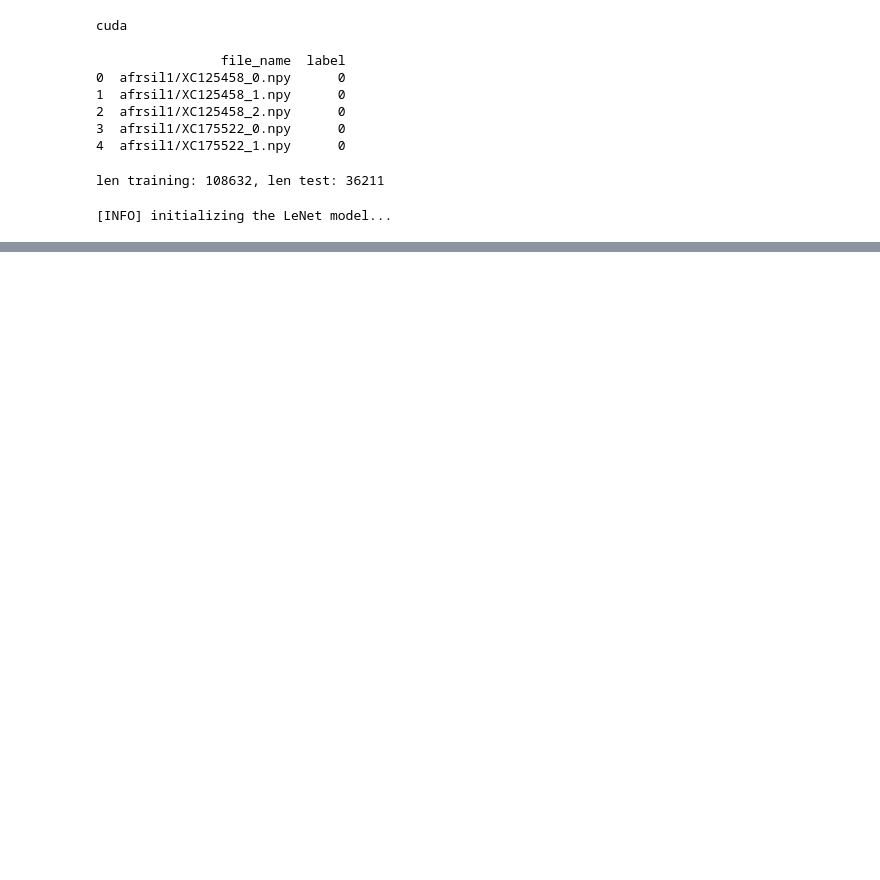
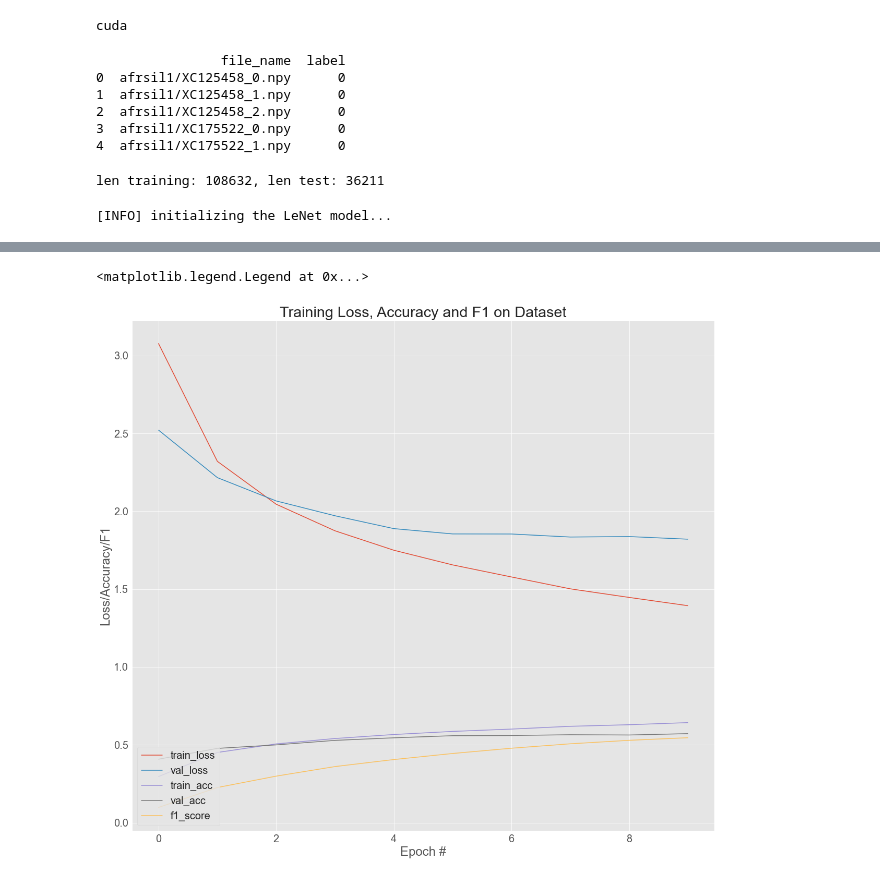
Before and after one commit to HuBaX/birdclef2022, a Jupyter notebook: model.ipynb, the cells around one changed output, grey strips where cells are left out. Saved outputs shown, nothing was run; the diff lists cells and outputs as text; code cells hidden in the pictures; blank space fills up the shorter version.

Commit message:
use actually working F1 score and rework outputs during training

```diff
--- a/model.ipynb
+++ b/model.ipynb
@@ -210,7 +210,6 @@ H = {
 # measure how long training is going to take
 print("[INFO] training the network...")
 startTime = time.time()
-f1 = F1Score(num_classes=len(data_set.classes), average='macro')
 
 # loop over our epochs
 for e in range(0, EPOCHS):
@@ -247,8 +246,9 @@ for e in range(0, EPOCHS):
 		totalTrainLoss += loss
 		trainCorrect += (pred.argmax(1) == y).type(torch.float).sum().item()
 		# add predictions and targets for F1score tracking
-		preds.append(pred)
-		target.append(y)
+		for item in pred:
+			preds.append(np.argmax(item.cpu().detach().numpy()))
+		target.extend(y.cpu().detach().numpy())
 
 	# switch off autograd for evaluation
 	with torch.no_grad():
@@ -275,9 +275,7 @@ for e in range(0, EPOCHS):
 	trainCorrect = trainCorrect / len(trainDataLoader.dataset)
 	valCorrect = valCorrect / len(valDataLoader.dataset)
 
-	preds = np.array(preds.cpu())
-	target = np.array(target.cpu())
-	f1epoch = f1(preds, target)
+	f1epoch = f1_score(target, preds, average='macro')
 	# update our training history
 	H["train_loss"].append(avgTrainLoss.cpu().detach().numpy())
 	H["train_acc"].append(trainCorrect)
@@ -285,16 +283,16 @@ for e in range(0, EPOCHS):
 	H["val_acc"].append(valCorrect)
 	H['f1score'].append(f1epoch)
 	# print the model training and validation information
-	print("[INFO] EPOCH: {}/{}".format(e + 1, EPOCHS))
-	print("Train loss: {:.6f}, Train accuracy: {:.4f}".format(
-		avgTrainLoss, trainCorrect))
-	print("Val loss: {:.6f}, Val accuracy: {:.4f}\n".format(
-		avgValLoss, valCorrect))
-	print(f"F1: {f1epoch}")
+	print(f"""
+	[INFO] EPOCH: {e + 1}/{EPOCHS}
+	Train loss: {avgTrainLoss :.6f}, Train accuracy: {trainCorrect :.4f}
+	Val loss: 	{avgValLoss :.6f}, Val accuracy:   {valCorrect :.4f}
+	F1: 		{f1epoch :.6f}
+	---------------------------------------------------- \n
+	""")
 
 # finish measuring how long training took
 endTime = time.time()
-print("[INFO] total time taken to train the model: {:.2f}s".format(
-	endTime - startTime))
+print(f"[INFO] total time taken to train the model: {(endTime - startTime) / 60 :.2f}min")
 # %% [output]
 [INFO] training the network...
@@ -302,15 +337,20 @@ print("[INFO] total time taken to train the model: {:.2f}s".format(
 # %%
 # plot the training loss and accuracy
 plt.style.use("ggplot")
-plt.figure()
+plt.rcParams['font.size'] = 20
+plt.figure(figsize=(20, 18))
 plt.plot(H["train_loss"], label="train_loss")
 plt.plot(H["val_loss"], label="val_loss")
 plt.plot(H["train_acc"], label="train_acc")
 plt.plot(H["val_acc"], label="val_acc")
-plt.title("Training Loss and Accuracy on Dataset")
+plt.plot(H["f1score"], label="f1_score")
+plt.title("Training Loss, Accuracy and F1 on Dataset")
 plt.xlabel("Epoch #")
-plt.ylabel("Loss/Accuracy")
+plt.ylabel("Loss/Accuracy/F1")
 plt.legend(loc="lower left")
+# %% [output]
+<matplotlib.legend.Legend at 0x...>
+[figure, added]
 # %%
 path_name = '../birdclef-2022-data/train_images/afrsil1/XC125458_0.npy'
 spec = np.load(path_name)
```
Also changed, not shown: parts of 3 cells of this notebook.
